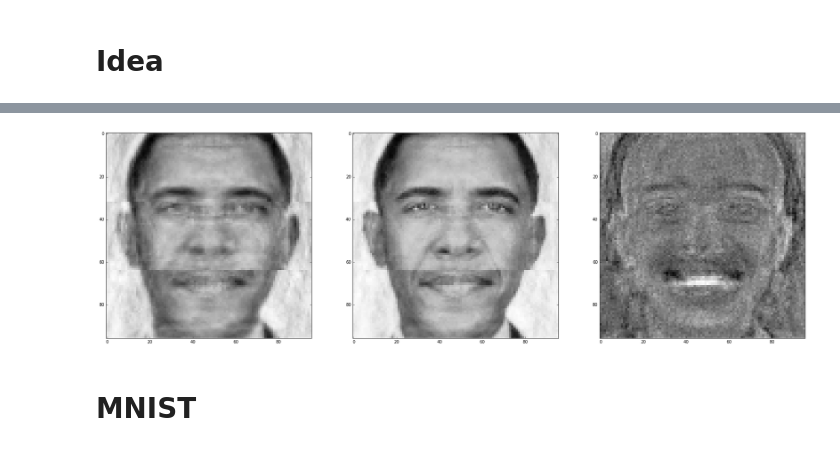
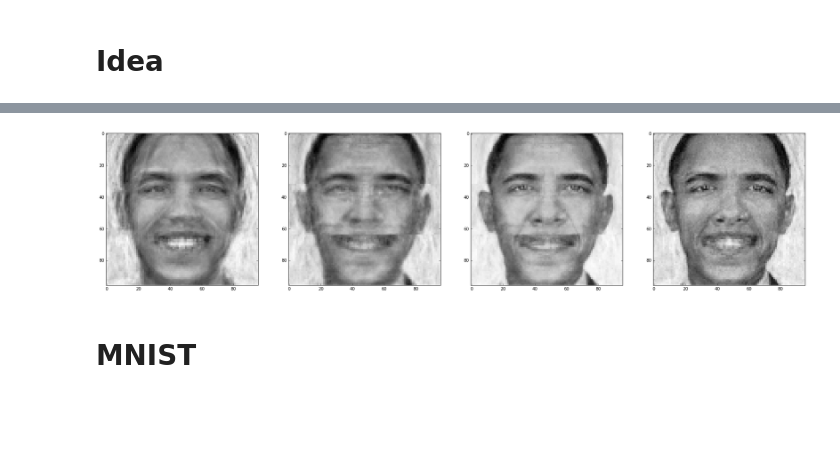
Before and after one commit to ehlemur-zz/BP, a Jupyter notebook: SOP Scratchpad.ipynb, the cells around one changed output, grey strips where cells are left out. Cells and saved outputs as stored; diff of their text form; code cells hidden in the pictures; blank space fills up the shorter version.

```diff
--- a/SOP Scratchpad.ipynb
+++ b/SOP Scratchpad.ipynb
@@ -231,5 +231,5 @@ class Idea:
     Y = self.W.predict(X.reshape(-1, self.d*FACES_SHAPE[0])).reshape(n, d)
     return Y
 # %%
-baseline = sklLinear.Ridge(alpha=0.1).fit(neutral_training, smiling_training)
+baseline_idea = sklLinear.Ridge(alpha=0.1).fit(neutral_training, smiling_training)
 # %%
@@ -243,7 +243,7 @@ idea2 = Idea(alpha=40, d=32).fit(neutral_training, smiling_training-neutral_trai
 # %%
 pred2 = normalize(idea2.predict(neutral_test) + neutral_test)
 # %%
-idea3 = sklLinear.Ridge(alpha=0).fit(neutral_training, smiling_training-neutral_training)
+idea3 = sklLinear.Ridge(alpha=40).fit(neutral_training, smiling_training-neutral_training)
 # %%
 pred3 = normalize(idea3.predict(neutral_test)+neutral_test)
 # %%
@@ -261,7 +261,7 @@ print MSE(smiling_test, pred3)
 # %%
-plot_many(FACES_SHAPE, 3, idea.predict(obama), idea2.predict(obama) + obama, idea3.predict(obama))
+plot_many(FACES_SHAPE, 4, baseline_idea.predict(obama), idea.predict(obama), idea2.predict(obama) + obama, idea3.predict(obama) + obama)
 # %% [output]
-[figure, old version]
+[figure, new version]
 # %% [markdown]
 # MNIST
 # %% [markdown]
```
Also changed, not shown: parts of 2 cells of this notebook.
